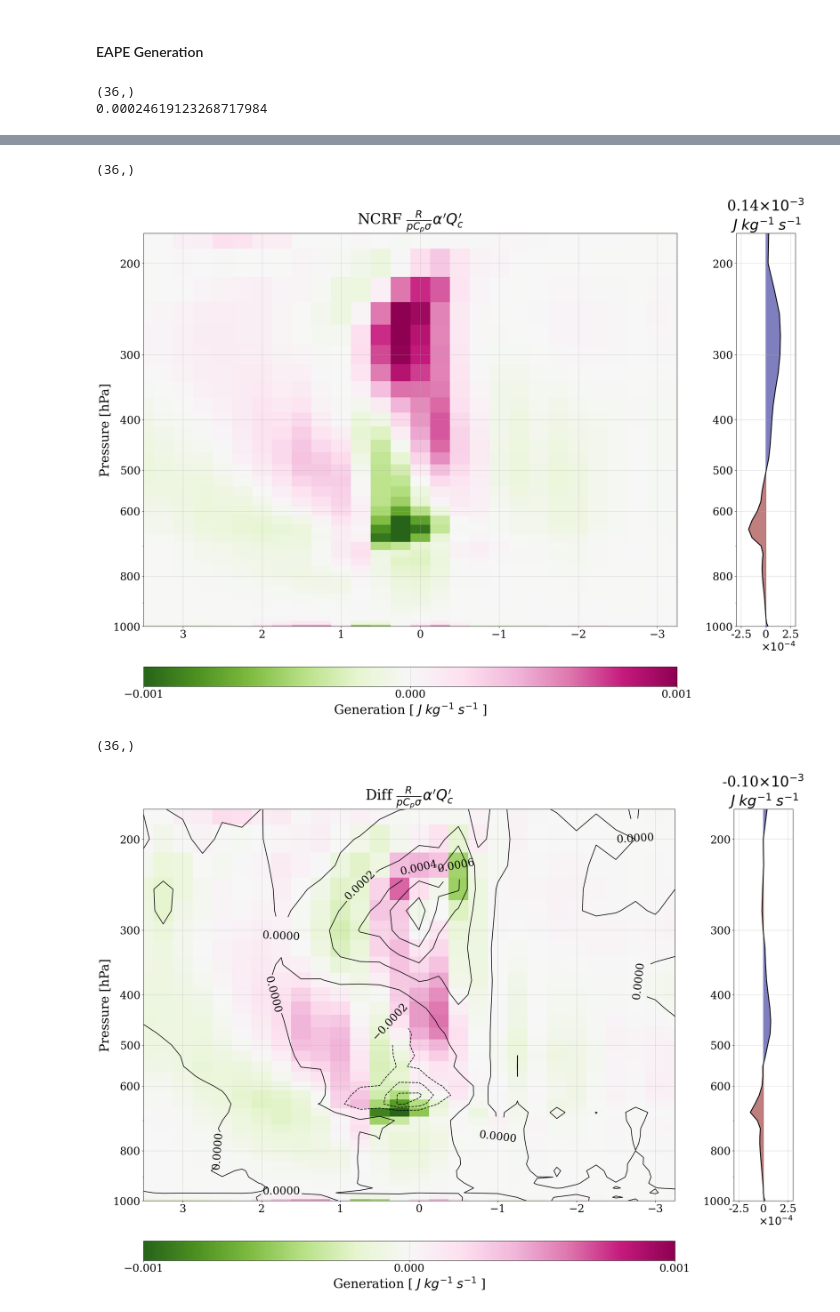
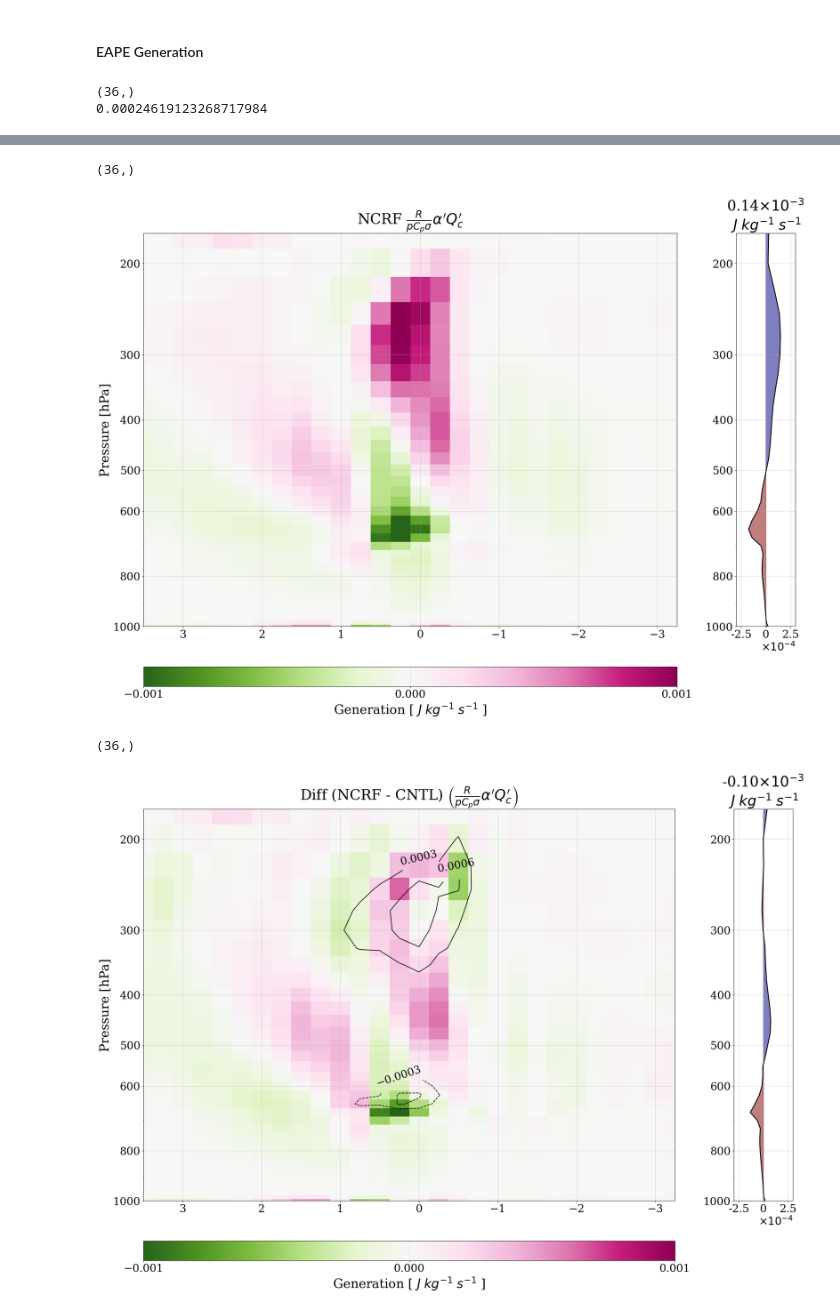
Before and after one commit to JosephKan828/MPAS_ANA, a Jupyter notebook: Code/KW_Budget/Budget_Prof/Qc_EAPE_profile.ipynb, the cells around one changed output, grey strips where cells are left out. Drawn from its saved outputs; the diff is of its cells as text; code cells hidden in the pictures.

```diff
--- a/Code/KW_Budget/Budget_Prof/Qc_EAPE_profile.ipynb
+++ b/Code/KW_Budget/Budget_Prof/Qc_EAPE_profile.ipynb
@@ -344,14 +344,15 @@ c = ax1.pcolormesh(
 )
 ct = ax1.contour(
     xx, zz,
-    gen["CNTL"][:z_lim], colors="k"
+    gen["CNTL"][:z_lim], colors="k",
+    levels=[-0.0006, -0.0003, 0.0003, 0.0006],
 )
 ax1.set_yscale("log")
 ax1.set_yticks([200, 300, 400, 500, 600, 800, 1000], ["200", "300", "400", "500", "600", "800", "1000"])
 ax1.set_xlim(x[-1], x[0])
 ax1.set_ylim(1000, 175)
 ax1.set_ylabel(r"Pressure [hPa]")
-ax1.set_title(r"Diff $\frac{R}{p C_p \sigma} \alpha^\prime Q_c^\prime$")
+ax1.set_title(r"Diff (NCRF - CNTL) $\left( \frac{R}{p C_p \sigma} \alpha^\prime Q_c^\prime \right)$")
 plt.clabel(ct, inline=True)
 
 gen_sum = vert_int(dims["lev"][:z_lim], gen_diff.sum(axis=1)[:z_lim])
@@ -366,31 +367,31 @@ ax2.fill_betweenx(
     where=gen_diff.mean(axis=1)[:z_lim] <= 0,
     color="maroon", alpha=0.5, interpolate=True)
 ax2.set_xticks(np.linspace(-2.5e-4, 2.5e-4, 3), ["-2.5", "0", "2.5"])
 ax2.set_xlim(-3e-4, 3e-4)
 ax2.set_ylim(1000, 175)
 ax2.set_xlabel(r"$\times 10^{-4}$", fontsize=24, loc="right")
 ax2.set_title(f"{gen_sum*1e3:.2f}"+r"$\times 10^{-3}$"+" \n"+r"$J\;kg^{-1}\;s^{-1}$")
 
 ax_cb = fig.add_subplot(gs[1, 0])
 cb = fig.colorbar(
     c, cax=ax_cb, orientation='horizontal',
     label=r"Generation [ $J\;kg^{-1}\;s^{-1}$ ]",
     ticks=np.linspace(-0.001, 0.001, 3)
     )
 
 bbox_main = ax1.get_position()
 bbox_cb = ax_cb.get_position()
 dy = bbox_main.y0 - bbox_cb.y0
 ax_cb.set_position((bbox_cb.x0, bbox_cb.y0 - dy, bbox_cb.width, bbox_cb.height))
 
 plt.savefig("/home/b11209013/2025_Research/AOGS/Figure/EAPE/Qc_Generation/diff.png", dpi=300)
 plt.show()
 plt.close(fig)
 # %% [output]
 (36,)
 0.00024619123268717984
 [figure]
 (36,)
 [figure]
 (36,)
-[figure, old version]
+[figure, new version]
```
Also changed, not shown: 3 other files.
